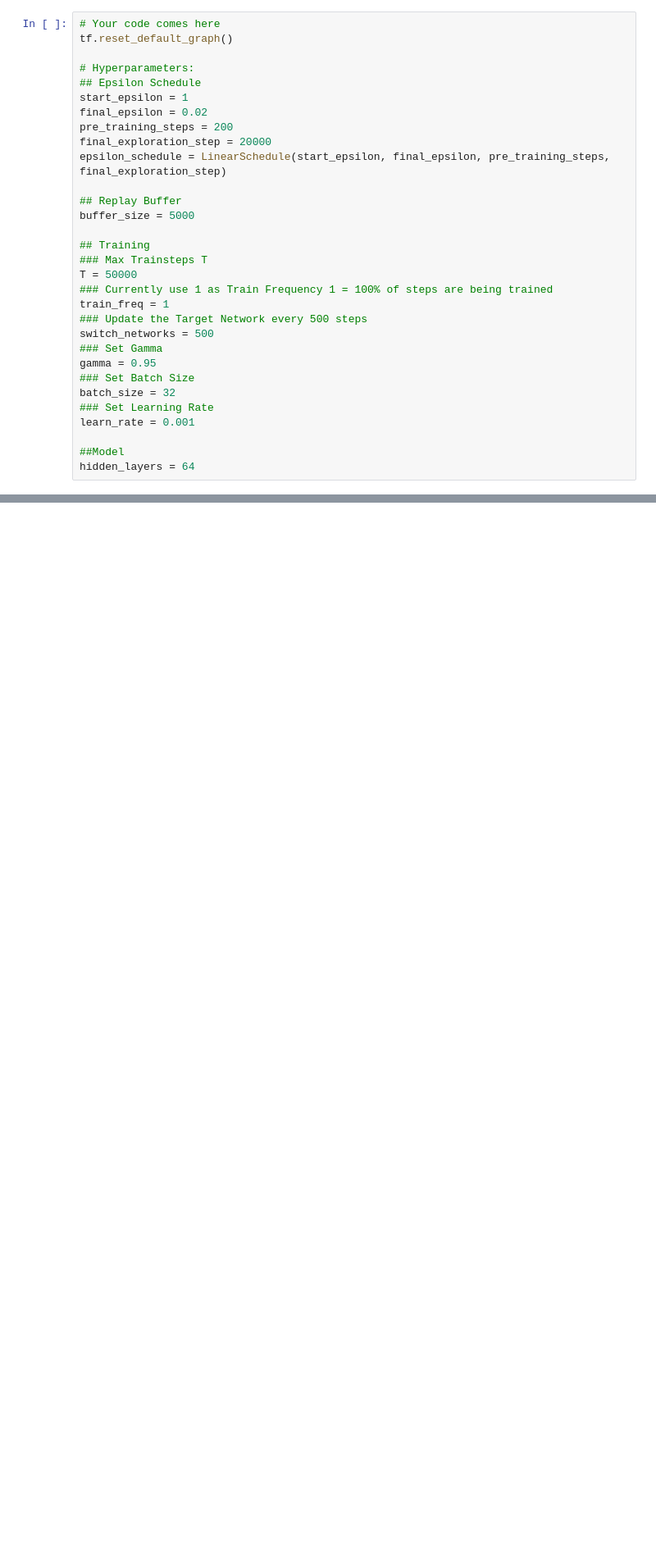
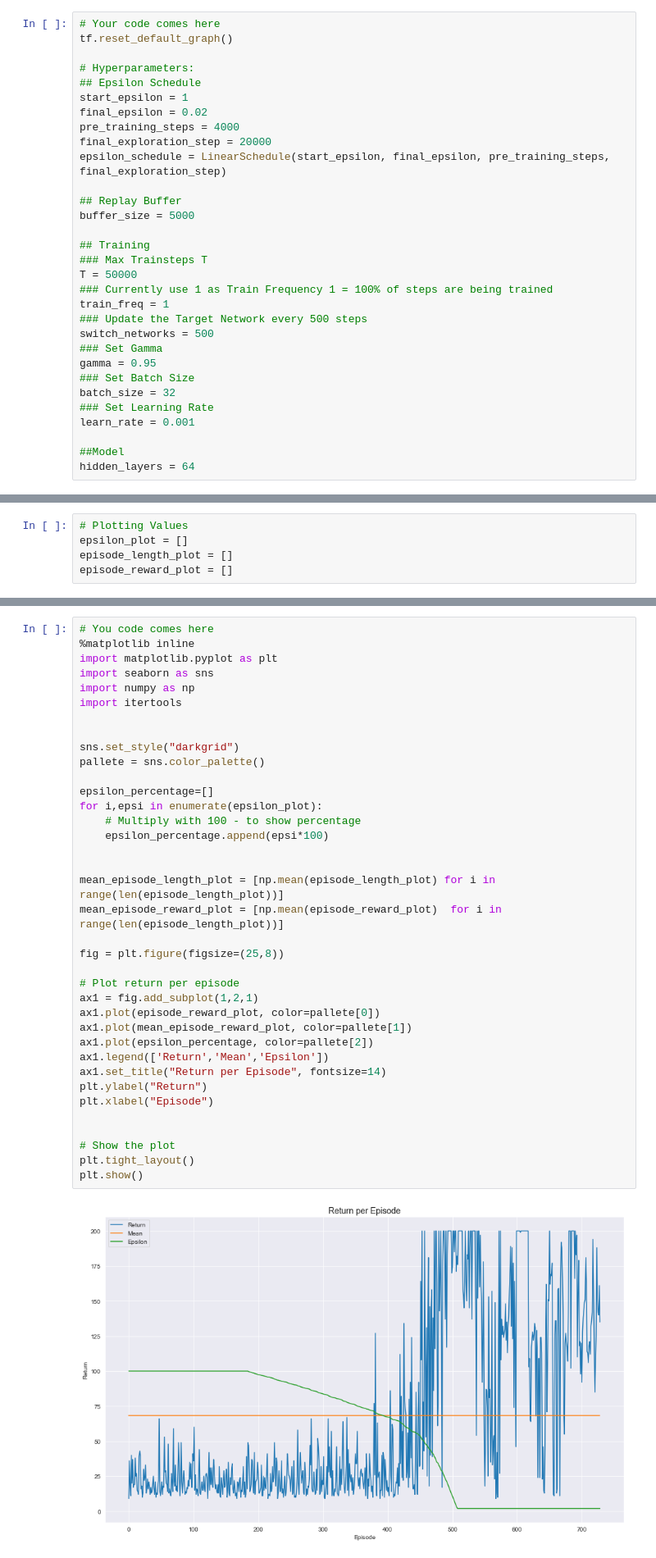
Before and after one commit to An-Dang/Programming-Intelligent-Applications, a Jupyter notebook: reinforcement-learning/PIA_RL_DQN.ipynb, the cells around one changed output, grey strips where cells are left out. Shown at 82% size. Cells and saved outputs as stored; diff of their text form; blank space fills up the shorter version.

```diff
--- a/reinforcement-learning/PIA_RL_DQN.ipynb
+++ b/reinforcement-learning/PIA_RL_DQN.ipynb
@@ -694,7 +691,7 @@ tf.reset_default_graph()
 ## Epsilon Schedule
 start_epsilon = 1
 final_epsilon = 0.02
-pre_training_steps = 200
+pre_training_steps = 4000
 final_exploration_step = 20000
 epsilon_schedule = LinearSchedule(start_epsilon, final_epsilon, pre_training_steps, final_exploration_step)
 
@@ -738 +739,6 @@ update_target_network = get_update_target_ops(Q_network,Target_network)
+# %%
+# Plotting Values
+epsilon_plot = []
+episode_length_plot = []
+episode_reward_plot = []
 # %%
@@ -799,0 +807,39 @@ KeyboardInterrupt:
+# %%
+# You code comes here
+%matplotlib inline
+import matplotlib.pyplot as plt
+import seaborn as sns
+import numpy as np
+import itertools
+
+
+sns.set_style("darkgrid")
+pallete = sns.color_palette()
+
+epsilon_percentage=[]
+for i,epsi in enumerate(epsilon_plot):
+    # Multiply with 100 - to show percentage
+    epsilon_percentage.append(epsi*100)
+
+
+mean_episode_length_plot = [np.mean(episode_length_plot) for i in range(len(episode_length_plot))]
+mean_episode_reward_plot = [np.mean(episode_reward_plot)  for i in range(len(episode_length_plot))]
+
+fig = plt.figure(figsize=(25,8))
+
+# Plot return per episode
+ax1 = fig.add_subplot(1,2,1)
+ax1.plot(episode_reward_plot, color=pallete[0])
+ax1.plot(mean_episode_reward_plot, color=pallete[1])
+ax1.plot(epsilon_percentage, color=pallete[2])
+ax1.legend(['Return','Mean','Epsilon'])
+ax1.set_title("Return per Episode", fontsize=14)
+plt.ylabel("Return")
+plt.xlabel("Episode")
+
+
+# Show the plot
+plt.tight_layout()
+plt.show()
+# %% [output]
+[figure, added]
```
Also changed, not shown: parts of 7 cells of this notebook.
